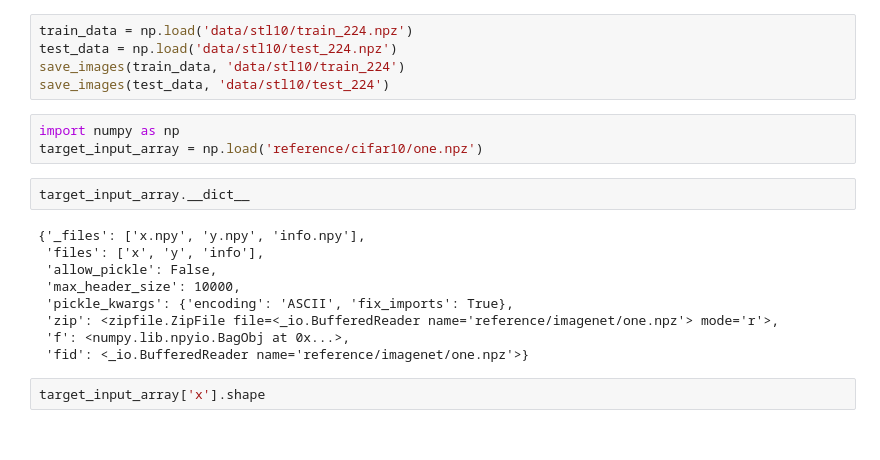
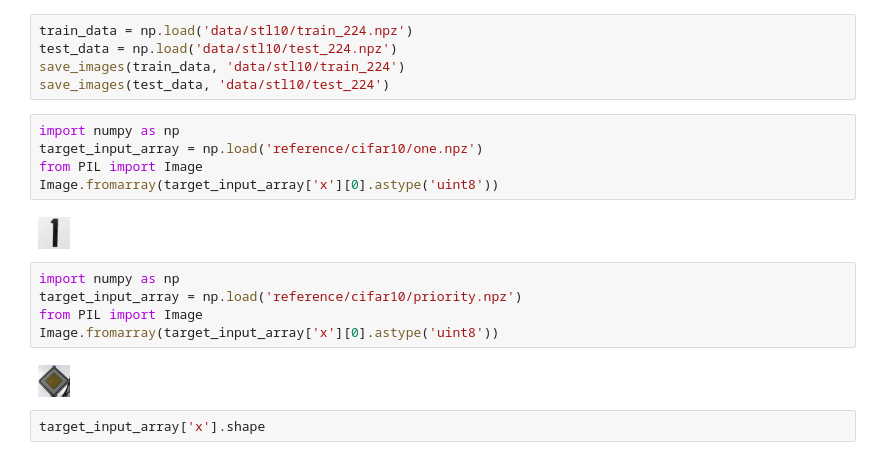
Before and after one commit to Zhang-Henry/badencoder_filter, a Jupyter notebook: example.ipynb, the cells around one changed output. Cells and saved outputs as stored; diff of their text form.

Commit message:
cifar10-svhn robust test &visualize

```diff
--- a/example.ipynb
+++ b/example.ipynb
@@ -947,17 +955,17 @@ save_images(test_data, 'data/stl10/test_224')
 # %%
 import numpy as np
 target_input_array = np.load('reference/cifar10/one.npz')
+from PIL import Image
+Image.fromarray(target_input_array['x'][0].astype('uint8'))
+# %% [output]
+[figure, added]
-# %%
-target_input_array.__dict__
-# %% [output]
-{'_files': ['x.npy', 'y.npy', 'info.npy'],
- 'files': ['x', 'y', 'info'],
- 'allow_pickle': False,
- 'max_header_size': 10000,
- 'pickle_kwargs': {'encoding': 'ASCII', 'fix_imports': True},
- 'zip': <zipfile.ZipFile file=<_io.BufferedReader name='reference/imagenet/one.npz'> mode='r'>,
- 'f': <numpy.lib.npyio.BagObj at 0x...>,
- 'fid': <_io.BufferedReader name='reference/imagenet/one.npz'>}
+# %%
+import numpy as np
+target_input_array = np.load('reference/cifar10/priority.npz')
+from PIL import Image
+Image.fromarray(target_input_array['x'][0].astype('uint8'))
+# %% [output]
+[figure, added]
 # %%
 target_input_array['x'].shape
 # %% [output]
```
Also changed, not shown: parts of 2 cells of this notebook, 31 other files.
